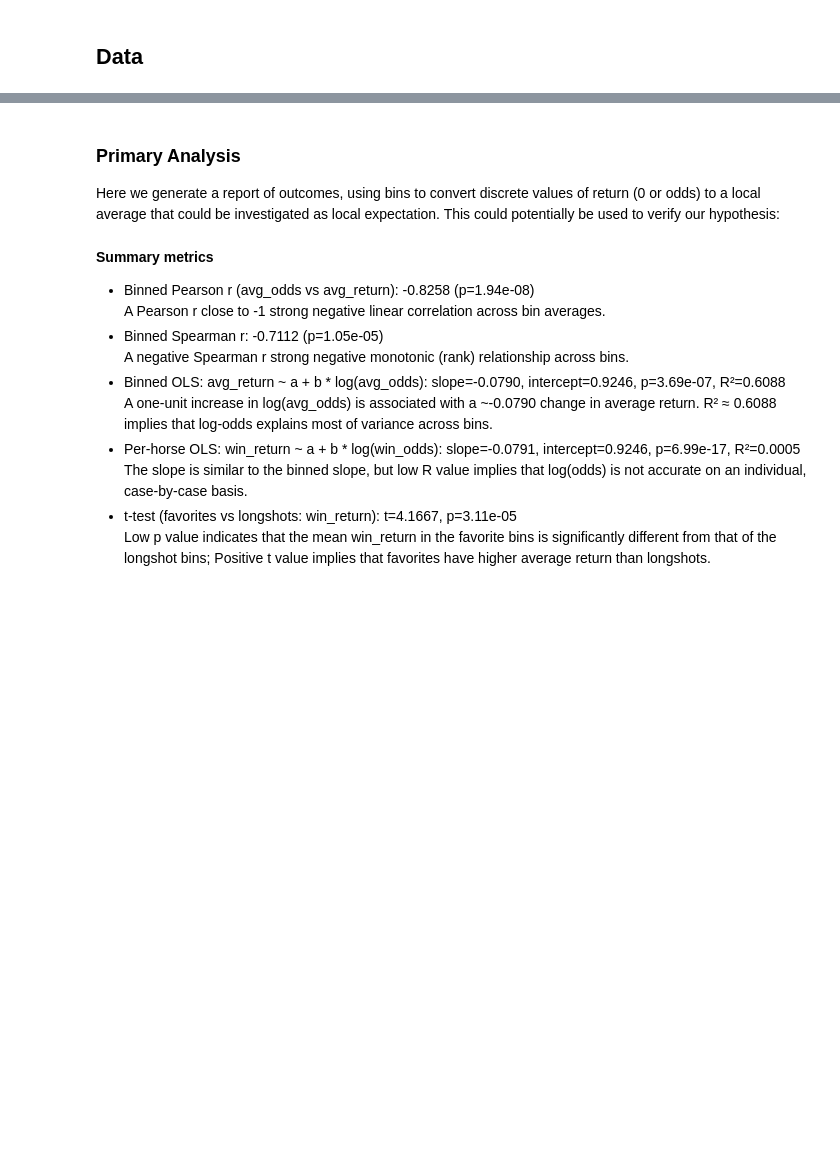
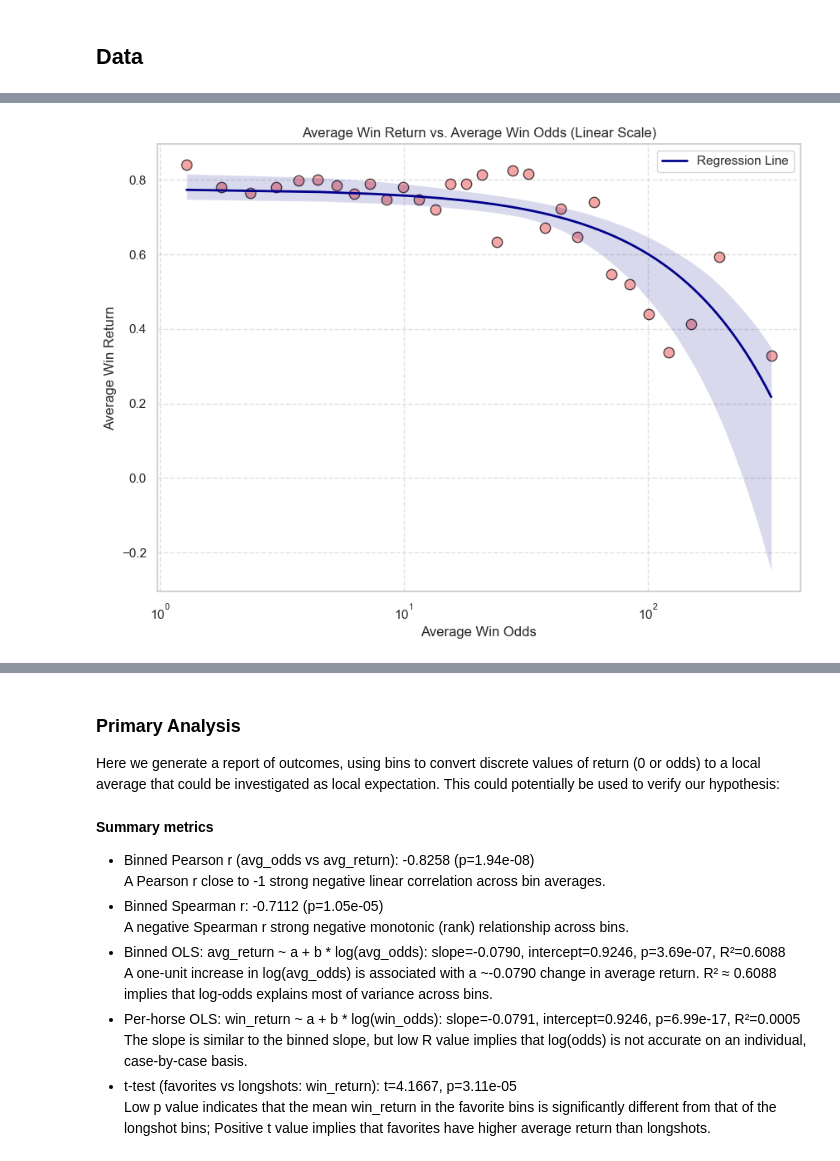
Before and after one commit to RuobingWang1/horse-racing-odds-analysis, a Jupyter notebook: 03-FinalProject.ipynb, the cells around one changed output, grey strips where cells are left out. Drawn from its saved outputs; the diff is of its cells as text; code cells hidden in the pictures; blank space fills up the shorter version.

```diff
--- a/03-FinalProject.ipynb
+++ b/03-FinalProject.ipynb
@@ -100,0 +333,24 @@ Instructions: REPLACE the contents of this cell with your work, including any up
+# %%
+# 2. use bins for better visualization and simpler analysis
+# also removes noise, since actual return is always 0 or >1
+# while 'expected' return is always between 0 and 1
+# so we have to bin values to make a rational analysis
+
+# save a copy of original data just in case
+data_new_copy = data_new.copy()
+data_new_copy['win_odds_bin'] = pd.qcut(
+    data_new_copy['win_odds'],
+    q=30,         # Arbitrary number of EDA data points
+    # there are 129439 data points in total, which is enough
+    # qcut ensures that bin sizes are similar
+    labels=False, # Use integer labels
+    duplicates='drop'
+)
+
+# Calculate the average win_odds and average win_return for each bin
+binned_odds_return = data_new_copy.groupby('win_odds_bin', observed=False).agg(
+    average_win_odds=('win_odds', 'mean'),
+    average_win_return=('win_return', 'mean')
+).reset_index()
+
+display(binned_odds_return.head())
@@ -100,0 +441,21 @@ Instructions: REPLACE the contents of this cell with your work, including any up
+# %%
+# 2. relationship visualization (linear with logarithmic x scale)
+plt.figure(figsize=(10, 7))
+
+# regression
+sns.regplot(
+    data=binned_odds_return, x='average_win_odds', y='average_win_return', ci=95,
+    scatter_kws={'s': 80, 'alpha': 0.7, 'edgecolor': 'black', 'color': 'lightcoral'},
+    line_kws={'color': 'darkblue', 'linestyle': '-', 'lw': 2, 'label': 'Regression Line'}
+)
+
+# labels
+plt.title('Average Win Return vs. Average Win Odds (Linear Scale)')
+plt.xlabel('Average Win Odds')
+plt.ylabel('Average Win Return')
+plt.xscale('log')
+plt.grid(True, linestyle='--', alpha=0.6)
+plt.legend()
+plt.show()
+# %% [output]
+[figure, added]
```
Also changed, not shown: parts of 41 cells of this notebook.
